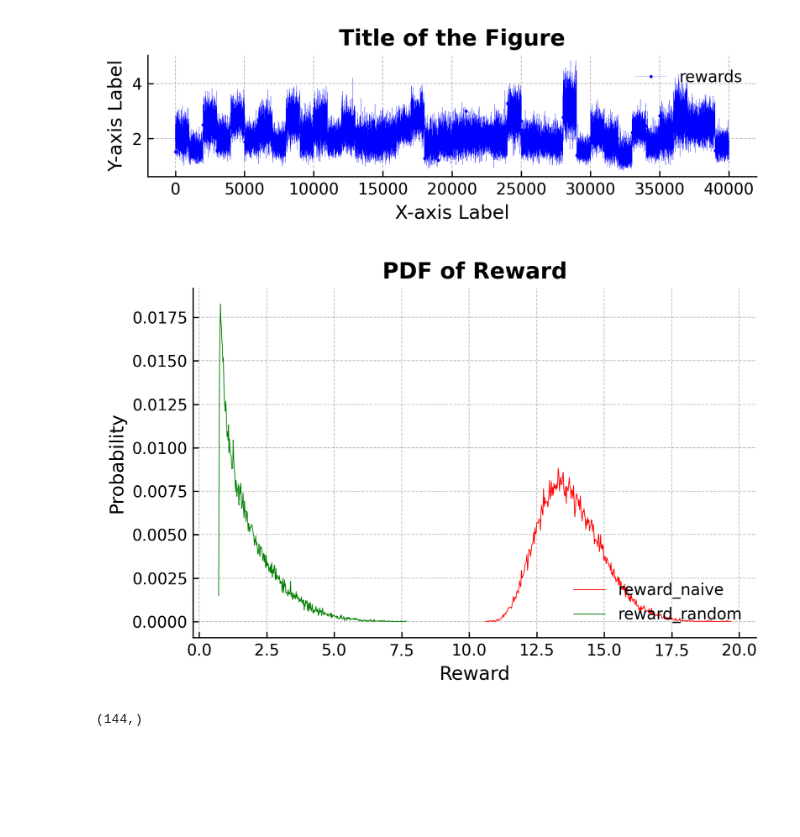
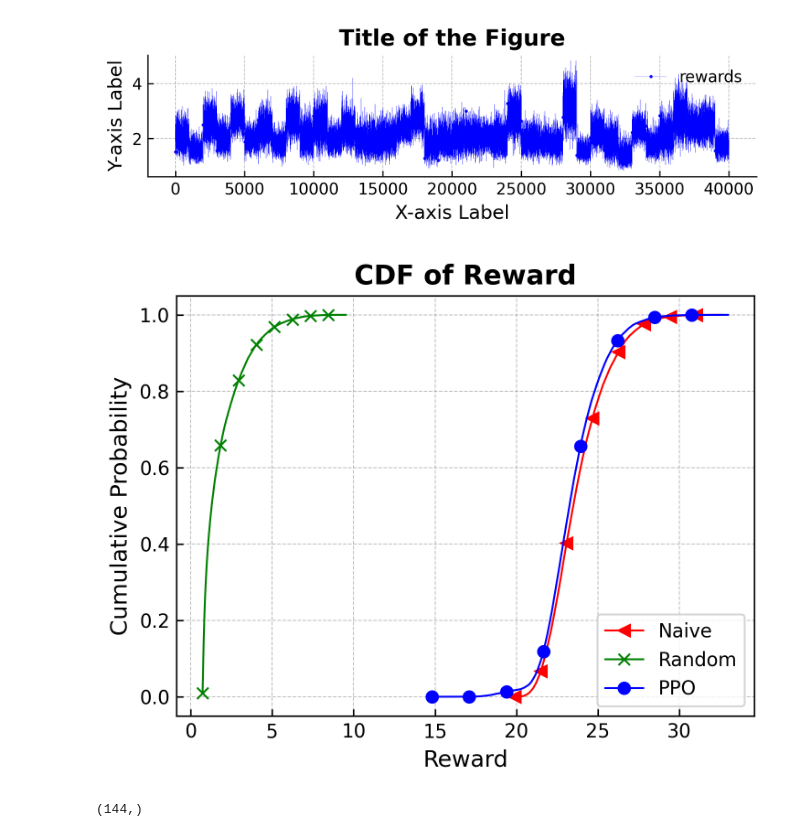
Before and after one commit to Aplacaca/Deep-Reinforcement-Learning-Empowered-OFDM-Subcarrier-Allocation-in-ISAC, a Jupyter notebook: test.ipynb, the cells around one changed output. Drawn from its saved outputs; the diff is of its cells as text; code cells hidden in the pictures; blank space fills up the shorter version.

```diff
--- a/test.ipynb
+++ b/test.ipynb
@@ -86,0 +36,5 @@ for i in range(40000):
+# %%
+next_state,done = env.reset()
+next_obs = torch.Tensor(next_state).to(torch.device("cuda:0"))
+action, logprob, _, value = model.get_action_and_value(x=next_obs)
+action
@@ -87,3 +66,18 @@ for i in range(40000):
+# %%
+optimal_u = None
+optimal_d = None
+max_value = 0.0
+for u in full_set_u:
+    for d in full_set_d:
+        _SET = np.eye(env.N)
+        env.U = _SET[u,:]
+        env.D = _SET[d,:]
+        SUM_R_P,SUM_C_P,SUM_R_c,SUM_MI_r,EE_C,EE_R = env.get_performance()
+        value = (EE_C/(5*1e4)+EE_R/10.0)
+        if value > max_value:
+            max_value = value
+            optimal_u = u
+            optimal_d = d
 # %%
 reward_naive = []
 reward_rand = []
@@ -179,49 +165,56 @@ import numpy as np
 
 # Generate sample data
 x = np.linspace(0, 40000, 40000)
 y1 = np.array(reward_naive)
 y2= np.array(reward_rand)
+y3= np.array(reward_model)
 
 
 # cal cdf
 def cal_cdf(y_in):
-    hist, bin_edges = np.histogram(y_in,bins=400)
+    hist, bin_edges = np.histogram(y_in,bins=400,density=True)
     y_cdf = np.cumsum(hist/np.sum(hist))
-    # return bin_edges[1:],y_cdf
-    return bin_edges[1:],hist/np.sum(hist)
+    return bin_edges[1:],y_cdf
+    # return bin_edges[1:],hist/np.sum(hist)
 
 bin1,y1_cdf = cal_cdf(y1)
 bin2,y2_cdf = cal_cdf(y2)
+bin3,y3_cdf = cal_cdf(y3)
 # Create figure
-fig, ax = plt.subplots(figsize=(6, 4), dpi=300)
-ax.plot(bin1,y1_cdf,label='reward_naive',color='r', linewidth=0.5)
-ax.plot(bin2,y2_cdf,label='reward_random',color='g', linewidth=0.5)
+plt.figure(figsize=(5, 4), dpi=300)
+plt.plot(bin1,y1_cdf,label='Naive',color='r', marker='<',linewidth=1, markevery=50)
+plt.plot(bin2,y2_cdf,label='Random',color='g', marker='x',linewidth=1, markevery=50)
+plt.plot(bin3,y3_cdf,label='PPO',color='b', marker='o',linewidth=1, markevery=50)
+
+# ax.plot(y1,label='Naive',color='r', linewidth=0.5)
+# ax.plot(y2,label='Random',color='g', linewidth=0.5)
+# ax.plot(y3,label='PPO',color='b', linewidth=0.5)
 
 # Set axis labels
-ax.set_xlabel('Reward', fontsize=12)
-ax.set_ylabel('Probability', fontsize=12)
+plt.xlabel('Reward', fontsize=12)
+plt.ylabel('Cumulative Probability', fontsize=12)
 
 # Set title
-ax.set_title('PDF of Reward', fontsize=14, fontweight='bold')
+plt.title('CDF of Reward', fontsize=14, fontweight='bold')
 
 # Set legend
-ax.legend(loc='lower right', fontsize=10, frameon=False)
+plt.legend(loc='lower right', fontsize=10, frameon=True)
 
 # Set tick parameters
-ax.tick_params(axis='both', which='both', direction='in', labelsize=10)
-ax.spines['top'].set_visible(False)
-ax.spines['right'].set_visible(False)
+plt.tick_params(axis='both', which='both', direction='in', labelsize=10)
+# plt.spines['top'].set_visible(False)
+# plt.spines['right'].set_visible(False)
 
 # Set grid
-ax.grid(True, linestyle='--', linewidth=0.5, color='gray', alpha=0.5)
+plt.grid(True, linestyle='--', linewidth=0.5, color='gray', alpha=0.5)
 
 # Set figure layout
-fig.tight_layout()
+plt.tight_layout()
 
 # Show figure
 plt.show()
 # %% [output]
-[figure, old version]
+[figure, new version]
 # %%
 env = ISAC_BS(N=8,N_c=8,N_r=2)
 env._get_state().shape
```
Also changed, not shown: parts of 11 cells of this notebook, 12 other files.
